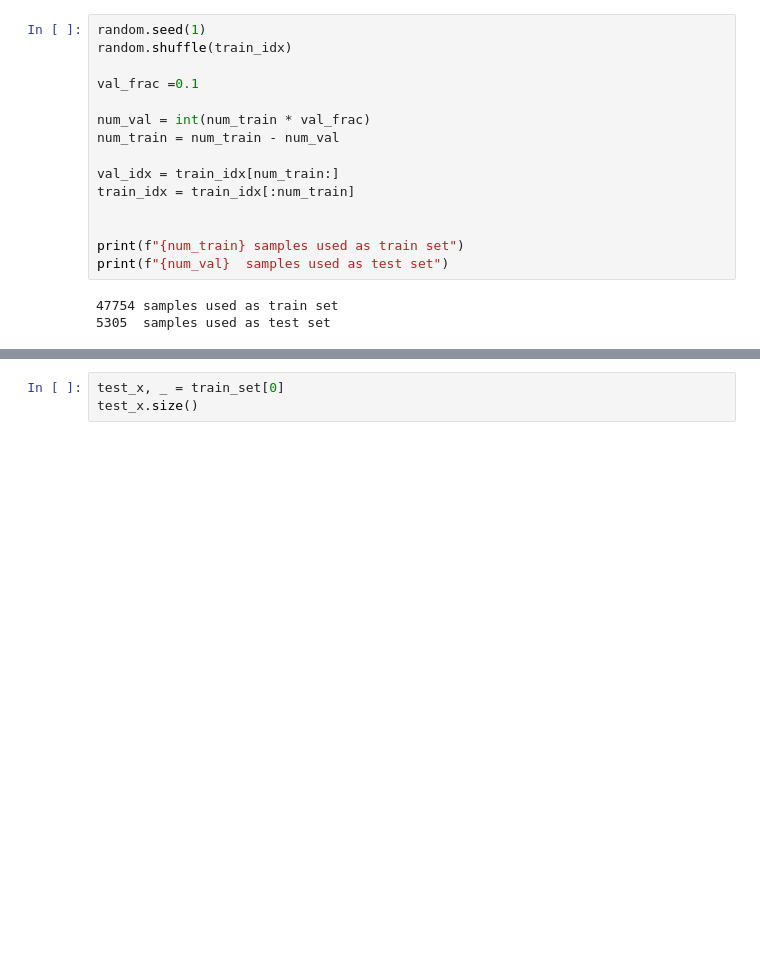
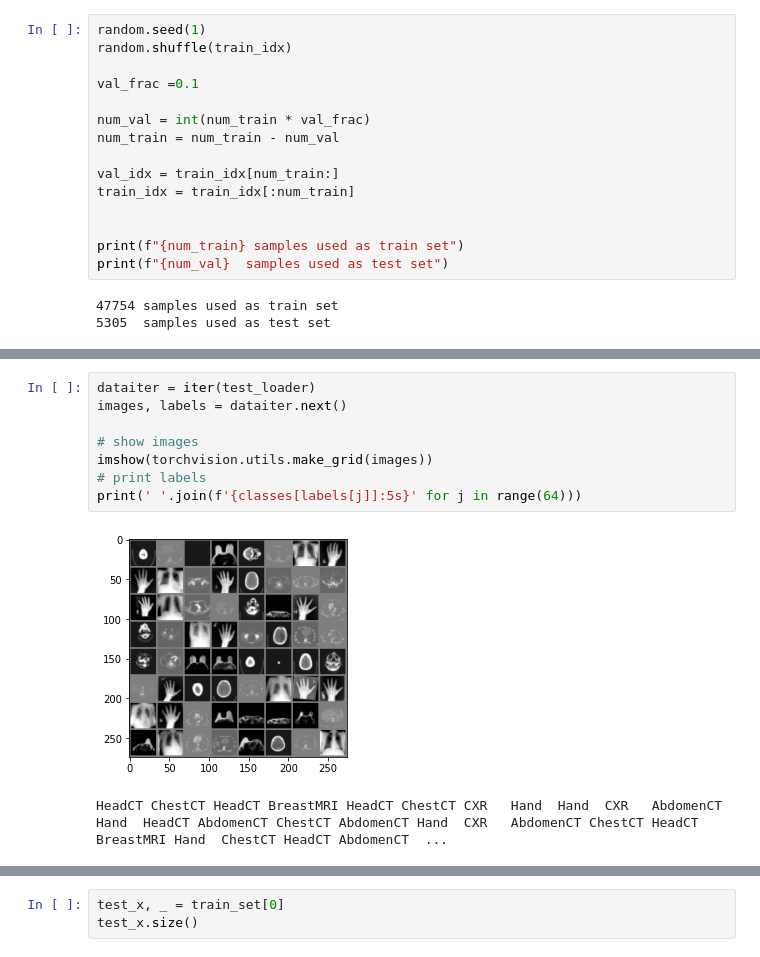
Before and after one commit to esfandiaryfard/machine-learning, a Jupyter notebook: HomeWork1_ImageClassification.ipynb, the cells around one changed output, grey strips where cells are left out. Cells and saved outputs as stored; diff of their text form; blank space fills up the shorter version.

```diff
--- a/HomeWork1_ImageClassification.ipynb
+++ b/HomeWork1_ImageClassification.ipynb
@@ -79,0 +114,11 @@ test_loader  = DataLoader(
+# %%
+dataiter = iter(test_loader)
+images, labels = dataiter.next()
+
+# show images
+imshow(torchvision.utils.make_grid(images))
+# print labels
+print(' '.join(f'{classes[labels[j]]:5s}' for j in range(64)))
+# %% [output]
+[figure, added]
+HeadCT ChestCT HeadCT BreastMRI HeadCT ChestCT CXR   Hand  Hand  CXR   AbdomenCT Hand  HeadCT AbdomenCT ChestCT AbdomenCT Hand  CXR   AbdomenCT ChestCT HeadCT BreastMRI Hand  ChestCT HeadCT AbdomenCT  ...
```
Also changed, not shown: parts of 17 cells of this notebook.
